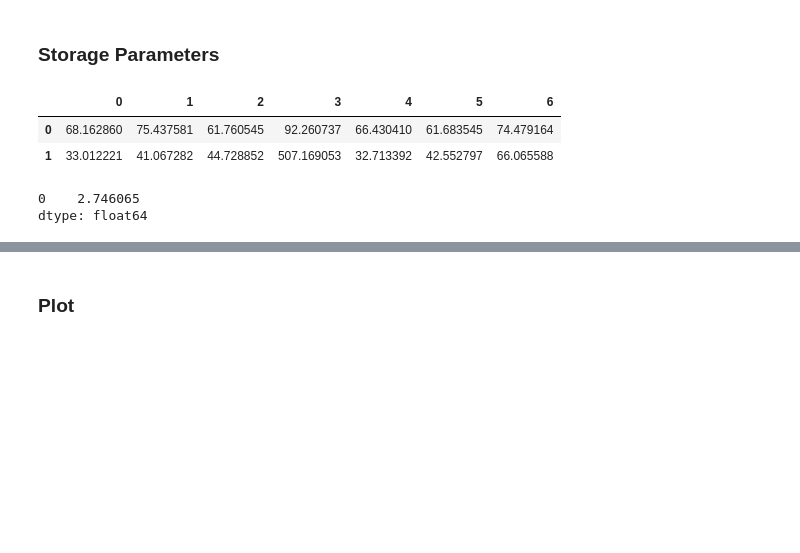
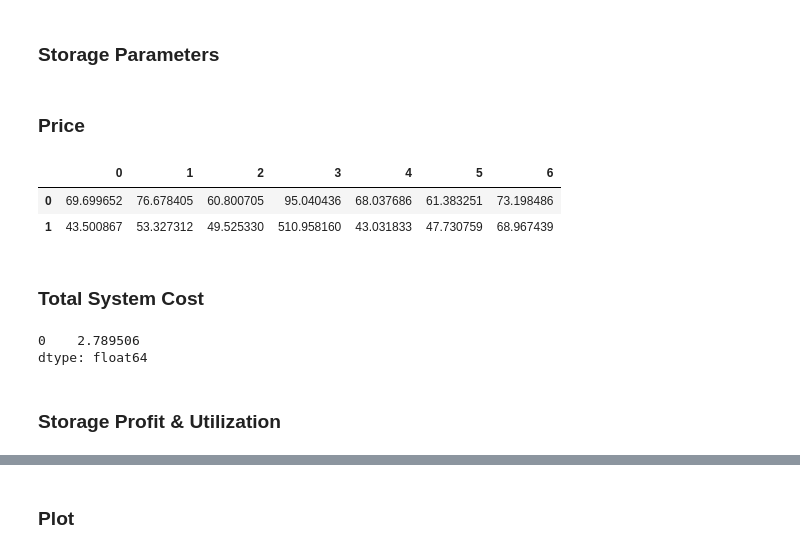
Before and after one commit to niklauskun/STESTS-Archive, a Jupyter notebook: Diagnose.ipynb, the cells around one changed output, grey strips where cells are left out. Drawn from its saved outputs; the diff is of its cells as text; code cells hidden in the pictures; blank space fills up the shorter version.

```diff
--- a/Diagnose.ipynb
+++ b/Diagnose.ipynb
@@ -15,10 +11,14 @@ eta = 0.9
+# %% [markdown]
+### Price
 # %%
-# price = pd.read_csv('output/Strategic/UC25ED1_Strategic_true_Seg5_Load1.0_Fuel1.2_Error0.25_ratio0.5_MIP0.1_DARTDP/EDprice.csv',header=None)
+price = pd.read_csv('output/Strategic/UC25ED1_Strategic_true_Seg1_Load1.0_Fuel1.2_Error0.25_ratio0.9_MIP0.1_DARTDP_BAW12/EDprice.csv',header=None)
 # %%
-# df = pd.concat([price.mean()*12, (price*12).std()], axis=1)
-# df.T
+pricestats = pd.concat([price.mean()*12, (price*12).std()], axis=1)
+pricestats.T
 # %% [output]
 |  | 0 | 1 | 2 | 3 | 4 | 5 | 6 |
-| 0 | 68.162860 | 75.437581 | 61.760545 | 92.260737 | 66.430410 | 61.683545 | 74.479164 |
-| 1 | 33.012221 | 41.067282 | 44.728852 | 507.169053 | 32.713392 | 42.552797 | 66.065588 |
+| 0 | 69.699652 | 76.678405 | 60.800705 | 95.040436 | 68.037686 | 61.383251 | 73.198486 |
+| 1 | 43.500867 | 53.327312 | 49.525330 | 510.958160 | 43.031833 | 47.730759 | 68.967439 |
+# %% [markdown]
+### Total System Cost
 # %%
@@ -26,6 +26,8 @@ eta = 0.9
 # %%
-# cost.sum()/(10**10)
+cost.sum()/(10**10)
 # %% [output]
-0    2.746065
+0    2.789506
 dtype: float64
+# %% [markdown]
+### Storage Profit & Utilization
 # %%
```
Also changed, not shown: parts of 14 cells of this notebook, 4 other files.
